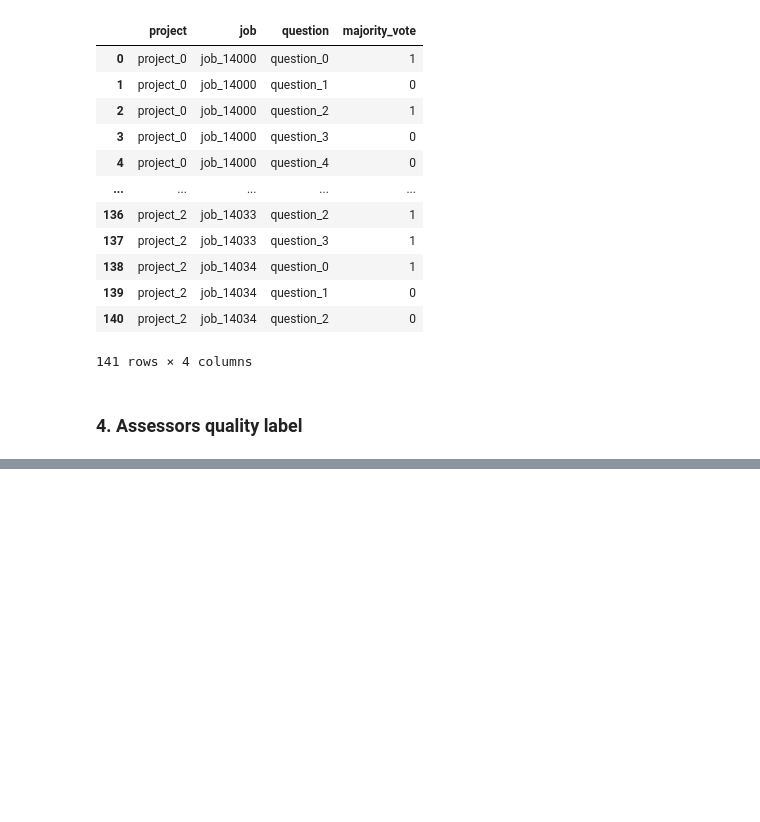
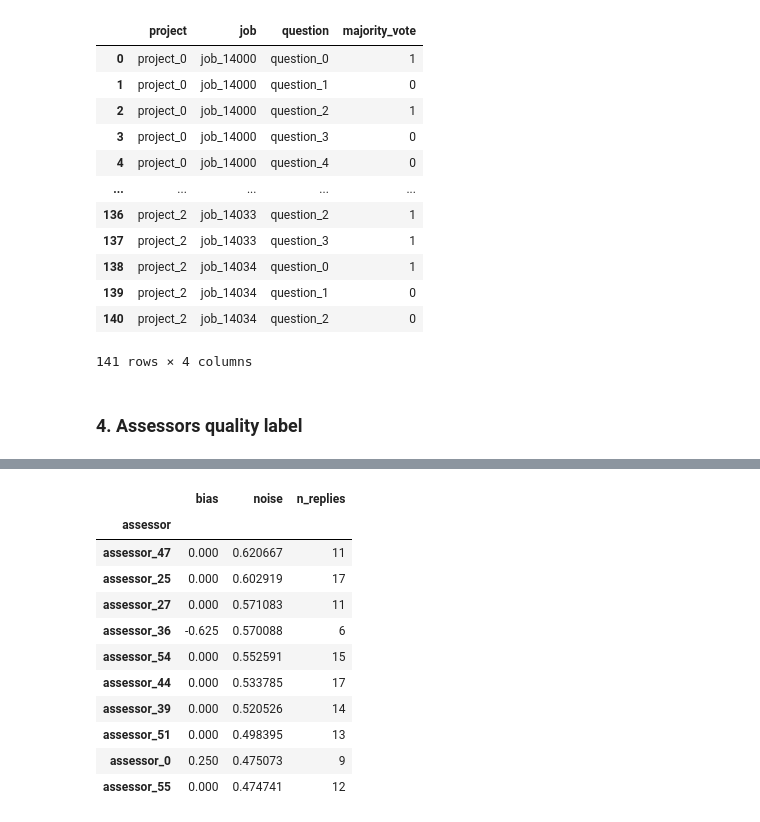
Before and after one commit to bourgeois-radical/leetcode-msps, a Jupyter notebook: pandas/groupby_agg/annotator_agreement_scoring/solution.ipynb, the cells around one changed output, grey strips where cells are left out. Saved outputs shown, nothing was run; the diff lists cells and outputs as text; code cells hidden in the pictures; blank space fills up the shorter version.

```diff
--- a/pandas/groupby_agg/annotator_agreement_scoring/solution.ipynb
+++ b/pandas/groupby_agg/annotator_agreement_scoring/solution.ipynb
@@ -305,0 +401,3 @@ majority.reset_index(name="majority_vote")
+# %%
+df = df[df["grp_n"] > 1]  # drop questions with only one assessor
+# since there is no peer to compare against
@@ -305,0 +415,20 @@ majority.reset_index(name="majority_vote")
+# %%
+quality = (
+    df.groupby("assessor")["dev"]
+    .agg(bias="median", noise="std", n_replies="count")
+    .sort_values("noise", ascending=False)  # worst at top
+)
+quality.head(10)
+# %% [output]
+|  | bias | noise | n_replies |
+| assessor |  |  |  |
+| assessor_47 | 0.000 | 0.620667 | 11 |
+| assessor_25 | 0.000 | 0.602919 | 17 |
+| assessor_27 | 0.000 | 0.571083 | 11 |
+| assessor_36 | -0.625 | 0.570088 | 6 |
+| assessor_54 | 0.000 | 0.552591 | 15 |
+| assessor_44 | 0.000 | 0.533785 | 17 |
+| assessor_39 | 0.000 | 0.520526 | 14 |
+| assessor_51 | 0.000 | 0.498395 | 13 |
+| assessor_0 | 0.250 | 0.475073 | 9 |
+| assessor_55 | 0.000 | 0.474741 | 12 |
```
Also changed, not shown: parts of 20 cells of this notebook.
